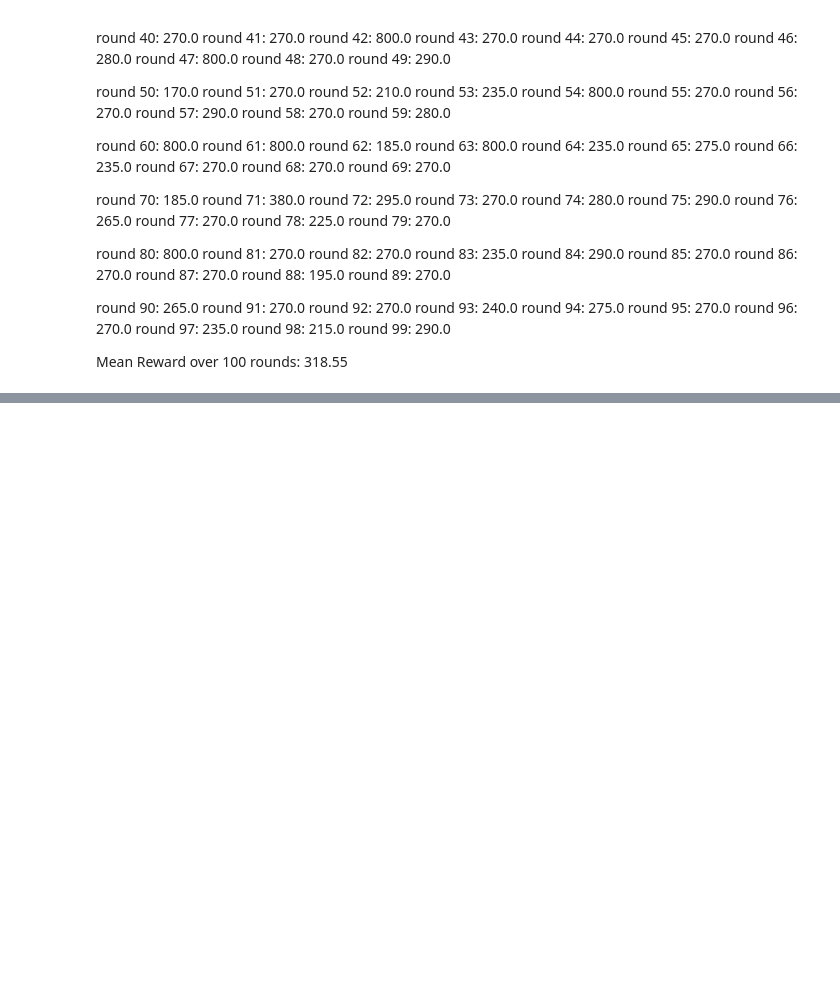
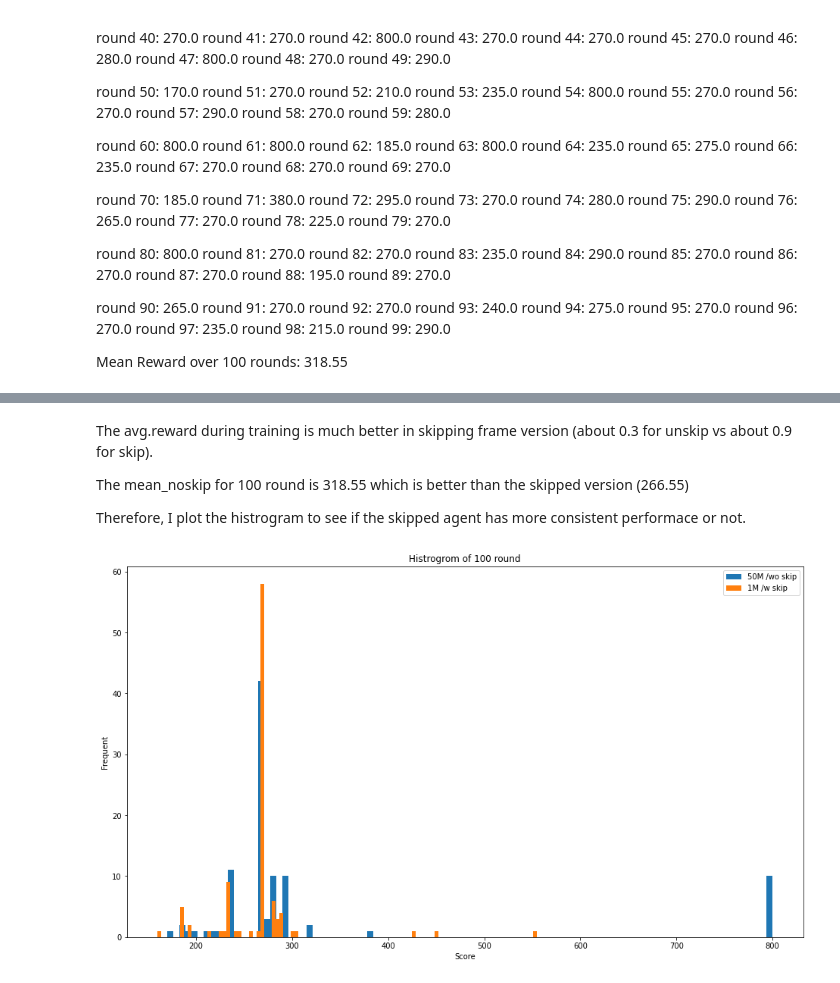
Before and after one commit to akraradets/2021JanRTML, a Jupyter notebook: lab14/lab14 - report.ipynb, the cells around one changed output, grey strips where cells are left out. Drawn from its saved outputs; the diff is of its cells as text; code cells hidden in the pictures; blank space fills up the shorter version.

```diff
--- a/lab14/lab14 - report.ipynb
+++ b/lab14/lab14 - report.ipynb
@@ -79,0 +188,22 @@ Mean Reward over 100 rounds: 318.55
+# %% [markdown]
+The avg.reward during training is much better in skipping frame version (about 0.3 for unskip vs about 0.9 for skip).
+
+The mean_noskip for 100 round is 318.55 which is better than the skipped version (266.55)
+
+Therefore, I plot the histrogram to see if the skipped agent has more consistent performace or not.
+# %%
+import matplotlib.pyplot as plt
+unskip = [235.0,290.0,320.0,270.0,280.0,235.0,270.0,290.0,280.0,270.0,280.0,800.0,280.0,270.0,265.0,270.0,320.0,800.0,290.0,235.0,270.0,290.0,270.0,200.0,270.0,275.0,800.0,270.0,270.0,280.0,235.0,280.0,285.0,285.0,270.0,280.0,270.0,270.0,235.0,235.0,270.0,270.0,800.0,270.0,270.0,270.0,280.0,800.0,270.0,290.0,170.0,270.0,210.0,235.0,800.0,270.0,270.0,290.0,270.0,280.0,800.0,800.0,185.0,800.0,235.0,275.0,235.0,270.0,270.0,270.0,185.0,380.0,295.0,270.0,280.0,290.0,265.0,270.0,225.0,270.0,800.0,270.0,270.0,235.0,290.0,270.0,270.0,270.0,195.0,270.0,265.0,270.0,270.0,240.0,275.0,270.0,270.0,235.0,215.0,290.0]
+
+skip = [270.0,270.0,270.0,270.0,185.0,235.0,270.0,235.0,270.0,270.0,270.0,270.0,235.0,285.0,265.0,270.0,270.0,270.0,225.0,270.0,270.0,255.0,215.0,185.0,270.0,270.0,270.0,235.0,270.0,270.0,270.0,270.0,300.0,185.0,270.0,270.0,270.0,240.0,235.0,290.0,270.0,285.0,160.0,305.0,270.0,270.0,280.0,235.0,270.0,425.0,290.0,270.0,270.0,285.0,290.0,270.0,270.0,270.0,270.0,280.0,555.0,280.0,280.0,270.0,185.0,270.0,280.0,235.0,270.0,185.0,235.0,270.0,270.0,270.0,270.0,270.0,270.0,270.0,245.0,235.0,270.0,270.0,195.0,450.0,280.0,270.0,230.0,270.0,270.0,270.0,290.0,270.0,195.0,270.0,270.0,270.0,270.0,270.0,270.0,270.0]
+# %%
+fig, ax = plt.subplots(figsize=(16,9))
+ax.hist(unskip,bins=100, label='50M /wo skip')
+ax.hist(skip, bins=100, label= '1M /w skip')
+ax.set_xlabel("Score")
+ax.set_ylabel("Frequent")
+ax.set_title("Histrogrom of 100 round")
+ax.legend()
+plt.show()
+# %% [output]
+[figure, added]
```
Also changed, not shown: parts of 5 cells of this notebook, 1 other file.
